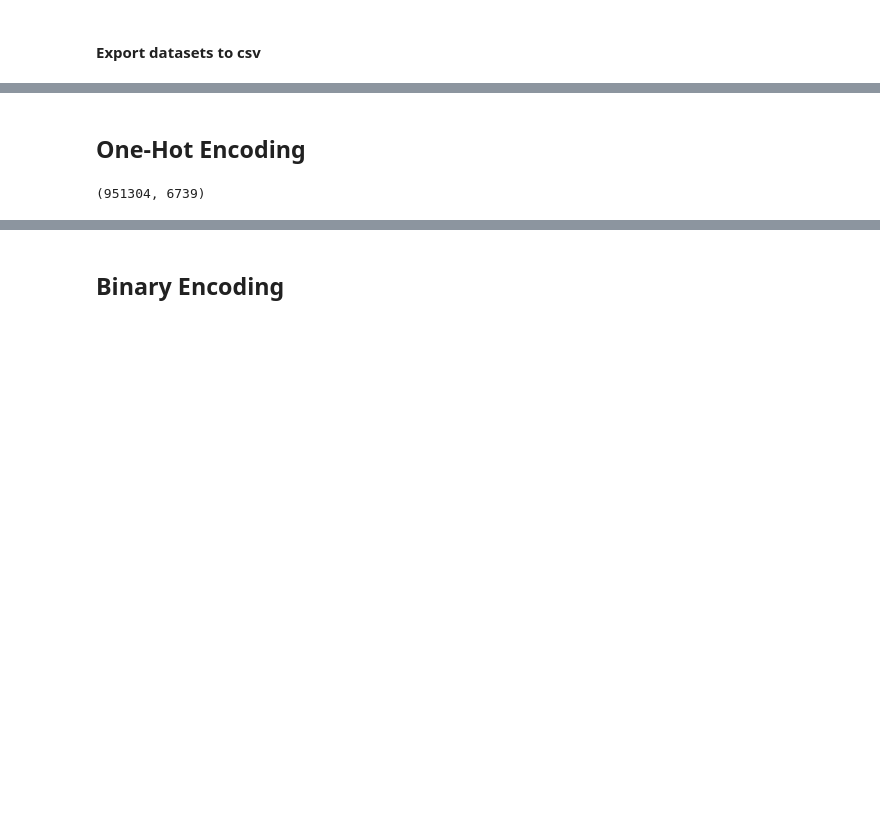
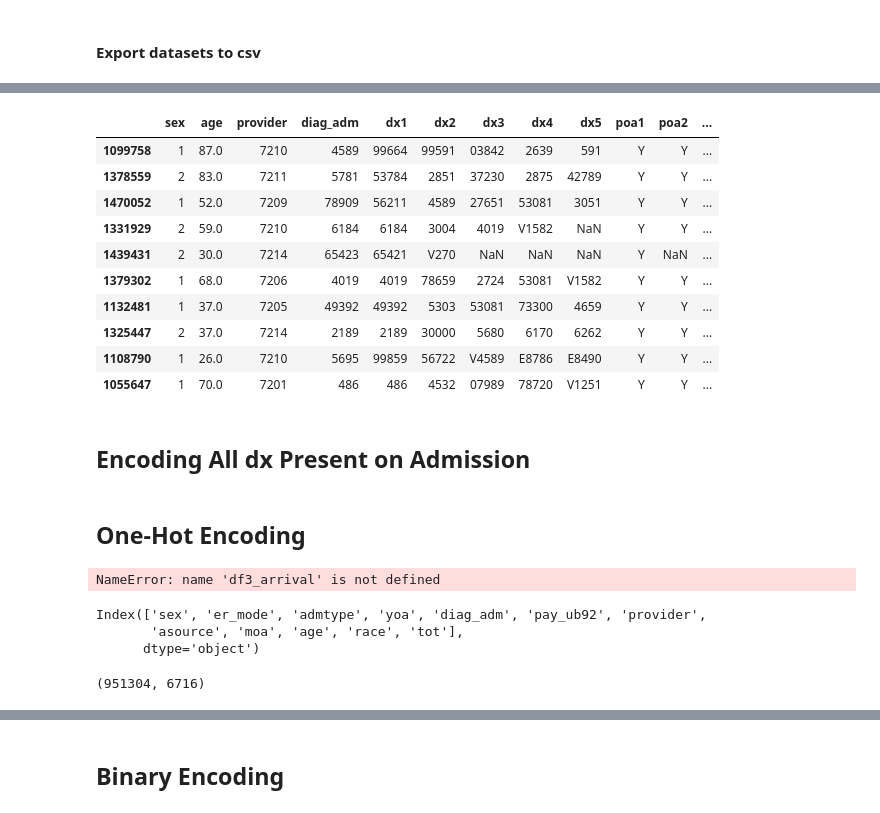
Before and after one commit to cd412/MATH490-Hospital-Data, a Jupyter notebook: Hospital Data - Exploration.ipynb, the cells around one changed output, grey strips where cells are left out. Cells and saved outputs as stored; diff of their text form; code cells hidden in the pictures; blank space fills up the shorter version.

```diff
--- a/Hospital Data - Exploration.ipynb
+++ b/Hospital Data - Exploration.ipynb
@@ -270,2 +315,21 @@ df3_arrival.head()
+# %%
+cxx = ['sex', 'age', 'provider', 'diag_adm', 'dx1', 'dx2', 'dx3', 'dx4', 'dx5', 'poa1', 'poa2', 'poa3', 'poa4', 'poa5']
+df3_preview = df3_arrival.filter(items=cxx, axis='columns')
+# %%
+df3_preview.sample(10)
+# %% [output]
+|  | sex | age | provider | diag_adm | dx1 | dx2 | dx3 | dx4 | dx5 | poa1 | poa2 | ... |
+| 1099758 | 1 | 87.0 | 7210 | 4589 | 99664 | 99591 | 03842 | 2639 | 591 | Y | Y | ... |
+| 1378559 | 2 | 83.0 | 7211 | 5781 | 53784 | 2851 | 37230 | 2875 | 42789 | Y | Y | ... |
+| 1470052 | 1 | 52.0 | 7209 | 78909 | 56211 | 4589 | 27651 | 53081 | 3051 | Y | Y | ... |
+| 1331929 | 2 | 59.0 | 7210 | 6184 | 6184 | 3004 | 4019 | V1582 | NaN | Y | Y | ... |
+| 1439431 | 2 | 30.0 | 7214 | 65423 | 65421 | V270 | NaN | NaN | NaN | Y | NaN | ... |
+| 1379302 | 1 | 68.0 | 7206 | 4019 | 4019 | 78659 | 2724 | 53081 | V1582 | Y | Y | ... |
+| 1132481 | 1 | 37.0 | 7205 | 49392 | 49392 | 5303 | 53081 | 73300 | 4659 | Y | Y | ... |
+| 1325447 | 2 | 37.0 | 7214 | 2189 | 2189 | 30000 | 5680 | 6170 | 6262 | Y | Y | ... |
+| 1108790 | 1 | 26.0 | 7210 | 5695 | 99859 | 56722 | V4589 | E8786 | E8490 | Y | Y | ... |
+| 1055647 | 1 | 70.0 | 7201 | 486 | 486 | 4532 | 07989 | 78720 | V1251 | Y | Y | ... |
 # %%
 #df3_arrival.to_csv("df3_arrival.csv")
+# %% [markdown]
+## Encoding All dx Present on Admission
@@ -276,9 +341,19 @@ df3_copy = df3.copy()
+# %%
+df_copy = df3_arrival.copy()
+# %% [output]
+NameError: name 'df3_arrival' is not defined
+# %%
+print(df_copy.columns)
+# %% [output]
+Index(['sex', 'er_mode', 'admtype', 'yoa', 'diag_adm', 'pay_ub92', 'provider',
+       'asource', 'moa', 'age', 'race', 'tot'],
+      dtype='object')
 # %%
 fields = ['er_mode', 'admtype', 'diag_adm',
           'pay_ub92', 'provider', 'asource', 'race']
 
-df3_encoded = pd.get_dummies(df3_copy, columns=fields, prefix=fields)
+df3_encoded = pd.get_dummies(df_copy, columns=fields, prefix=fields)
 
 print(df3_encoded.shape)
 # %% [output]
-(951304, 6739)
+(951304, 6716)
```
Also changed, not shown: parts of 21 cells of this notebook.
